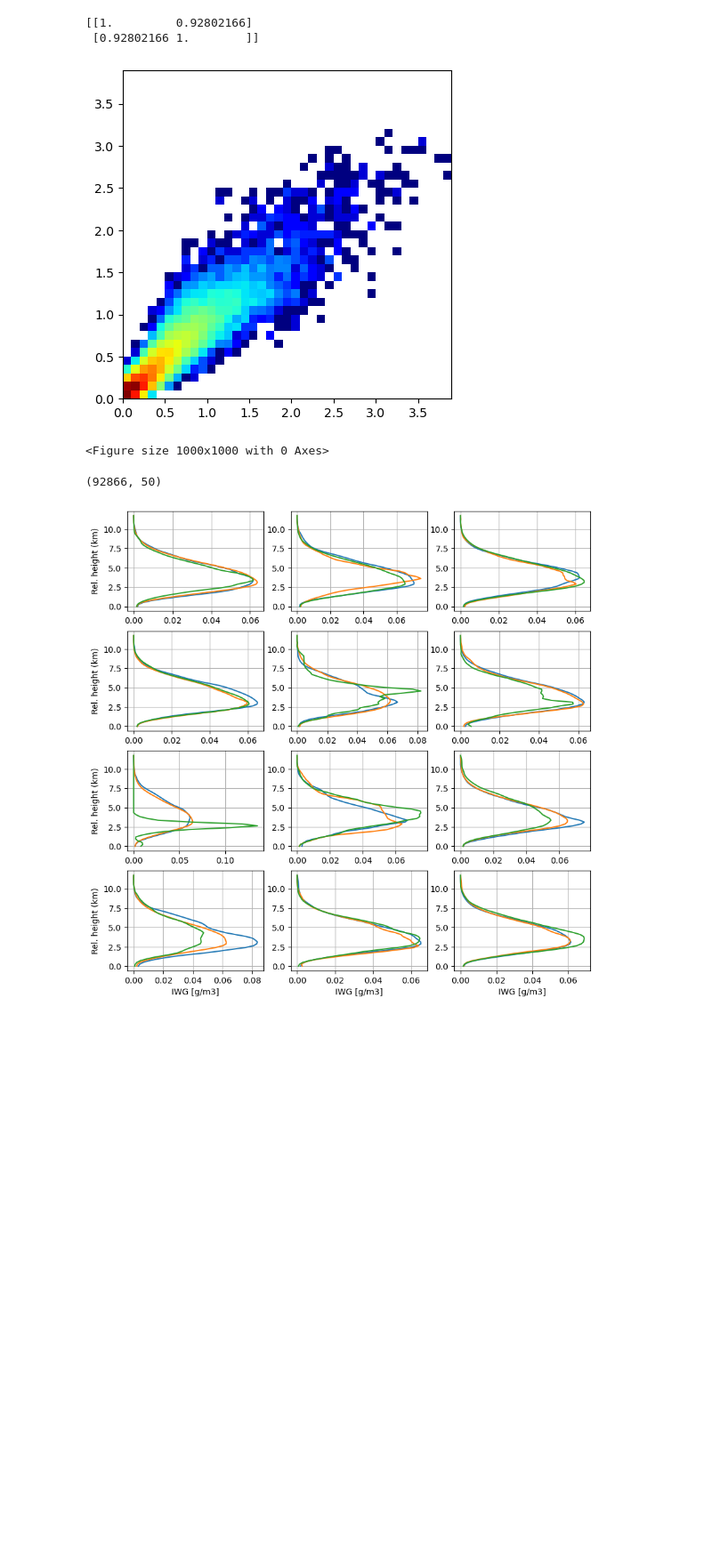
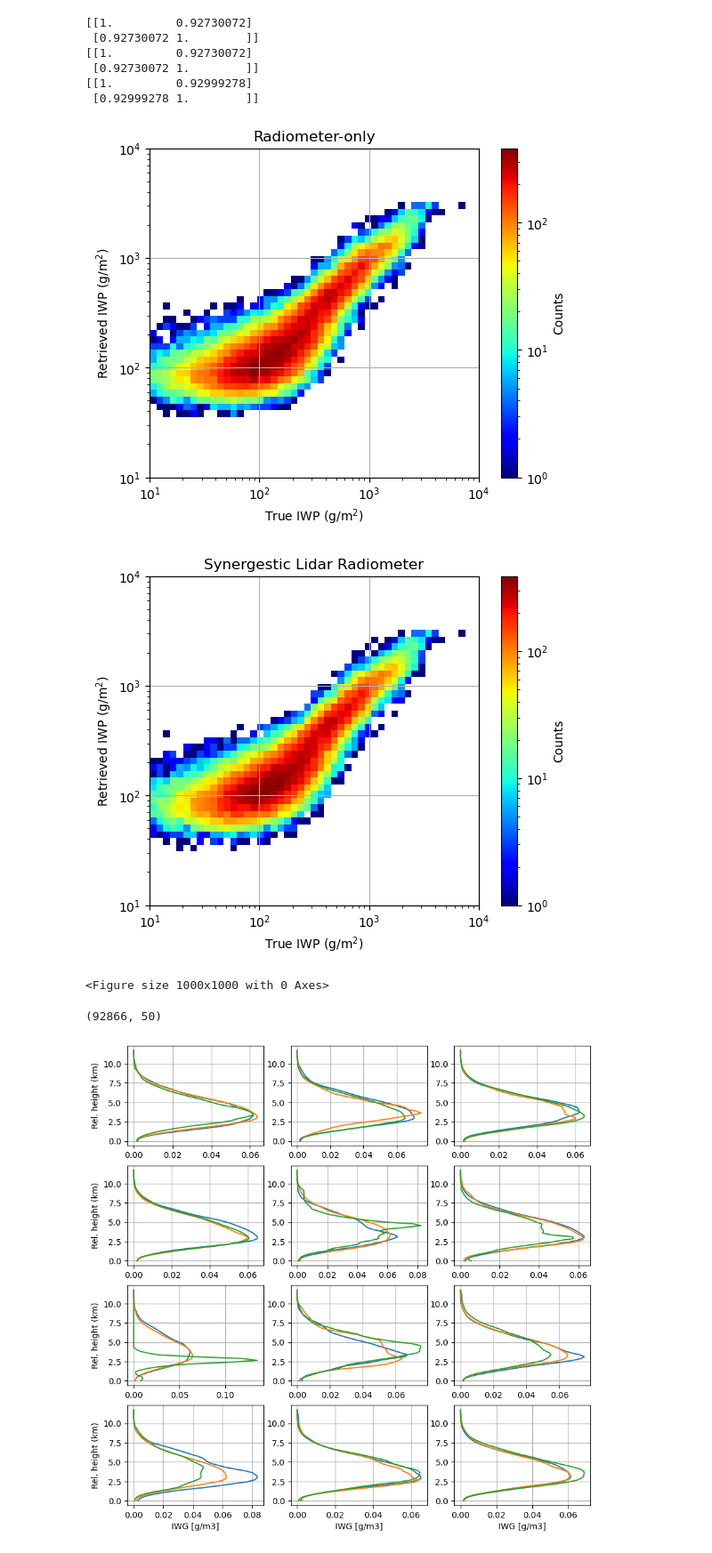
Before and after one commit to mgrecu35/anvilRetr, a Jupyter notebook: skLearnReg_CS.ipynb, the cells around one changed output. Shown: that part at 89% size. Cells and saved outputs as stored; diff of their text form; code cells hidden in the pictures; blank space fills up the shorter version.

```diff
--- a/skLearnReg_CS.ipynb
+++ b/skLearnReg_CS.ipynb
@@ -14,17 +14,25 @@ pnorm=np.log10(1e-3*(pnorm+1e-6))
 pnormMax=pnorm.max(axis=-1)
 nt,nchan=yobsL.shape
 lidarEchoPeak=[]
-for pnorm1 in pnorm:
+zKuGtL=[]
+for i,pnorm1 in enumerate(pnorm):
     lidarEchoPeak.append(np.argmax(pnorm1)*0.24)
+    a=np.nonzero(zKu[i]>8)
+    if len(a[0])>0:
+        zKuGtL.append(10)
+    else:
+        zKuGtL.append(0)
 yobsL+=np.random.randn(nt,nchan)*3
 yobsLidarL=np.concatenate((yobsL,np.array(lidarEchoPeak)[:,np.newaxis]),axis=-1)
-
+yobsLidarLR=np.concatenate((yobsLidarL,np.array(zKuGtL)[:,np.newaxis]),axis=-1)
 ind_train,ind_test,y_train, y_test = train_test_split(range(nt), x2D[:].sum(axis=-1)*0.24, test_size=0.33, random_state=42)
 nt,nc=yobsL.shape
 X_train=yobsL[ind_train,:]
 X_test=yobsL[ind_test,:]
 XLidar_train=yobsLidarL[ind_train,:]
 XLidar_test=yobsLidarL[ind_test,:]
+XLidarR_train=yobsLidarLR[ind_train,:]
+XLidarR_test=yobsLidarLR[ind_test,:]
 iwc_train=x2D[ind_train,:]
 iwc_test=x2D[ind_test,:]
 zKu_train=zKu[ind_train,:]
@@ -34,6 +42,7 @@ neigh = KNeighborsRegressor(n_neighbors=30,weights='distance')
 neighIWC = KNeighborsRegressor(n_neighbors=30,weights='distance')
 neighL = KNeighborsRegressor(n_neighbors=30,weights='distance')
 neighLIWC = KNeighborsRegressor(n_neighbors=30,weights='distance')
+neighLRIWC=KNeighborsRegressor(n_neighbors=30,weights='distance')
 neigh.fit(X_train, y_train)
 neighIWC.fit(X_train, iwc_train)
 y_=neigh.predict(X_test)
@@ -41,7 +50,9 @@ iwc_=neighIWC.predict(X_test)
 
 neighL.fit(XLidar_train, y_train)
 neighLIWC.fit(XLidar_train, iwc_train)
-y_=neighL.predict(XLidar_test)
-iwc_=neighIWC.predict(XLidar_test)
+neighLRIWC.fit(XLidarR_train, iwc_train)
+yL_=neighL.predict(XLidar_test)
+iwcL_=neighLIWC.predict(XLidar_test)
+iwcLR_=neighLRIWC.predict(XLidarR_test)
 # %%
 print(len(pnormMax))
@@ -57,15 +63,46 @@ plt.hist(lidarEchoPeak)
-# %%
-import matplotlib
-import matplotlib.pyplot as plt
-#print(dir(plt))
-print(np.corrcoef(y_test,y_))
-ax=plt.subplot(111)
-hist2d=plt.hist2d(y_test,y_,bins=np.arange(40)*0.1,cmap='jet',norm=matplotlib.colors.LogNorm())
-ax.set_aspect('equal')
-# %% [output]
-[[1.         0.92802166]
- [0.92802166 1.        ]]
-[figure, removed]
+# %%
+import matplotlib
+import matplotlib.pyplot as plt
+#print(dir(plt))
+print(np.corrcoef(y_test,y_))
+ax=plt.subplot(111)
+xbins=np.logspace(1,4,50)
+hist2d=plt.hist2d(y_test*1000,y_*1000,bins=xbins,cmap='jet',norm=matplotlib.colors.LogNorm())
+plt.xlabel("True IWP (g/m$^2$)")
+plt.ylabel("Retrieved IWP (g/m$^2$)")
+plt.xscale('log')
+plt.yscale('log')
+plt.grid()
+plt.title('Radiometer-only')
+ax.set_aspect('equal')
+cbar=plt.colorbar(hist2d[-1])
+cbar.set_label('Counts')
+plt.savefig('radiometer_iwpRetrieval.png')
+print(np.corrcoef(y_test,y_))
+print(np.corrcoef(y_test,yL_))
+plt.figure()
+ax=plt.subplot(111)
+xbins=np.logspace(1,4,50)
+hist2d=plt.hist2d(y_test*1000,yL_*1000,bins=xbins,cmap='jet',norm=matplotlib.colors.LogNorm())
+plt.xlabel("True IWP (g/m$^2$)")
+plt.ylabel("Retrieved IWP (g/m$^2$)")
+plt.xscale('log')
+plt.yscale('log')
+plt.grid()
+plt.title('Synergestic Lidar Radiometer')
+ax.set_aspect('equal')
+cbar=plt.colorbar(hist2d[-1])
+cbar.set_label('Counts')
+plt.savefig('radiometerLidar_iwpRetrieval.png')
+# %% [output]
+[[1.         0.92730072]
+ [0.92730072 1.        ]]
+[[1.         0.92730072]
+ [0.92730072 1.        ]]
+[[1.         0.92999278]
+ [0.92999278 1.        ]]
+[figure, added]
+[figure, added]
 # %%
 from sklearn.cluster import KMeans
 nC=36 # number of clusters
```
Also changed, not shown: parts of 3 cells of this notebook, 2 other files.
